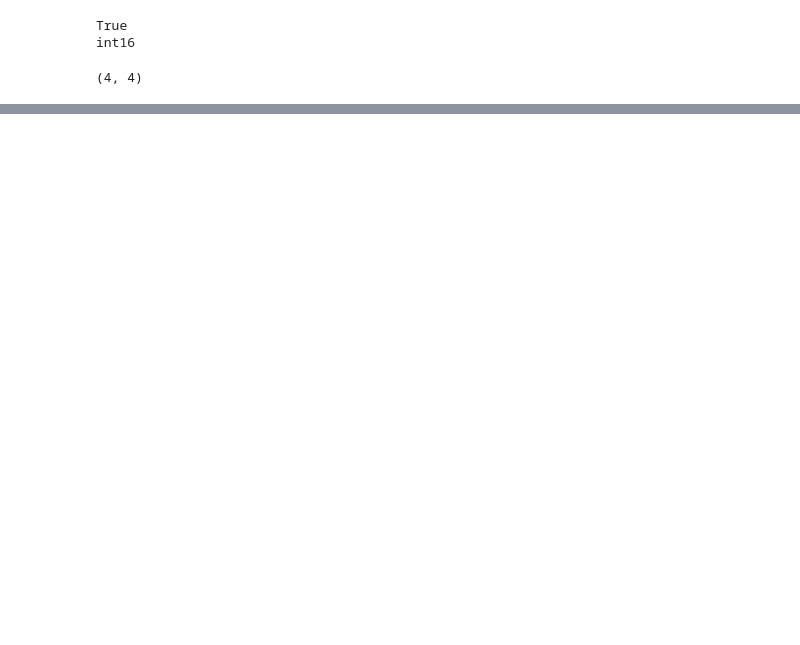
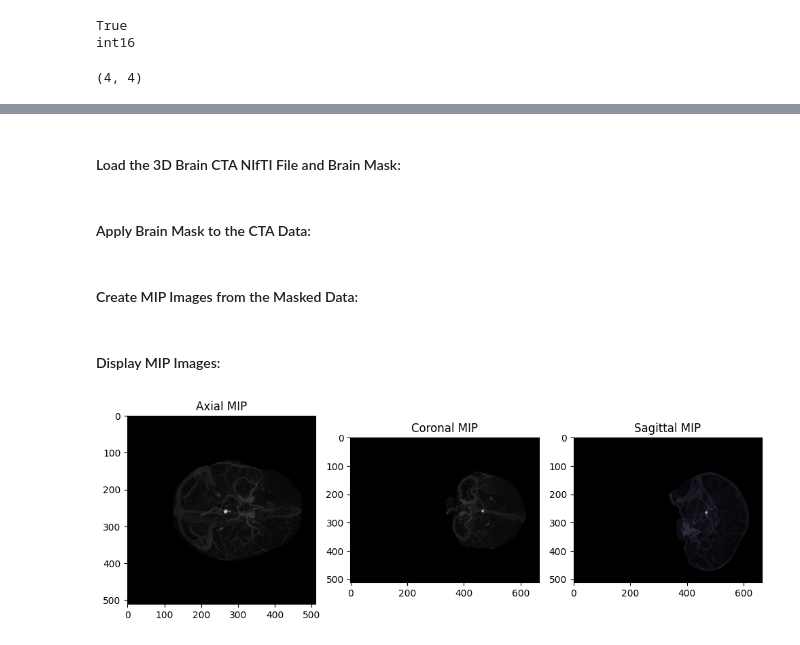
Before and after one commit to yaswanth-github/Hackathon, a Jupyter notebook: main.ipynb, the cells around one changed output, grey strips where cells are left out. Saved outputs shown, nothing was run; the diff lists cells and outputs as text; code cells hidden in the pictures; blank space fills up the shorter version.

```diff
--- a/main.ipynb
+++ b/main.ipynb
@@ -45,0 +79,42 @@ for i in range(image_data.shape[2]):
+# %% [markdown]
+#### Load the 3D Brain CTA NIfTI File and Brain Mask:
+# %%
+nii_file_path = "/Users/yaswanth/Hackathon/Proxmed_LPU/Data/Anon10/Anon10.nii.gz"
+nii_mask_path = "/Users/yaswanth/Hackathon/Proxmed_LPU/Data/Anon10/Anon10_ROI.nii.gz"
+
+nii_image = nib.load(nii_file_path)
+nii_data = nii_image.get_fdata()
+
+nii_mask = nib.load(nii_mask_path)
+mask_data = nii_mask.get_fdata()
+# %% [markdown]
+#### Apply Brain Mask to the CTA Data:
+# %%
+brain_cta_data = nii_data * mask_data
+# %% [markdown]
+#### Create MIP Images from the Masked Data:
+# %%
+axial_mip = np.max(brain_cta_data, axis=2)
+coronal_mip = np.max(brain_cta_data, axis=1)
+sagittal_mip = np.max(brain_cta_data, axis=0)
+# %% [markdown]
+#### Display MIP Images:
+# %%
+plt.figure(figsize=(10, 10))
+
+plt.subplot(1, 3, 1)
+plt.imshow(axial_mip, cmap='gray')
+plt.title('Axial MIP')
+
+plt.subplot(1, 3, 2)
+plt.imshow(coronal_mip, cmap='gray')
+plt.title('Coronal MIP')
+
+plt.subplot(1, 3, 3)
+plt.imshow(sagittal_mip, cmap='bone')
+plt.title('Sagittal MIP')
+
+plt.tight_layout()
+plt.show()
+# %% [output]
+[figure, added]
```
Also changed, not shown: parts of 15 cells of this notebook.
